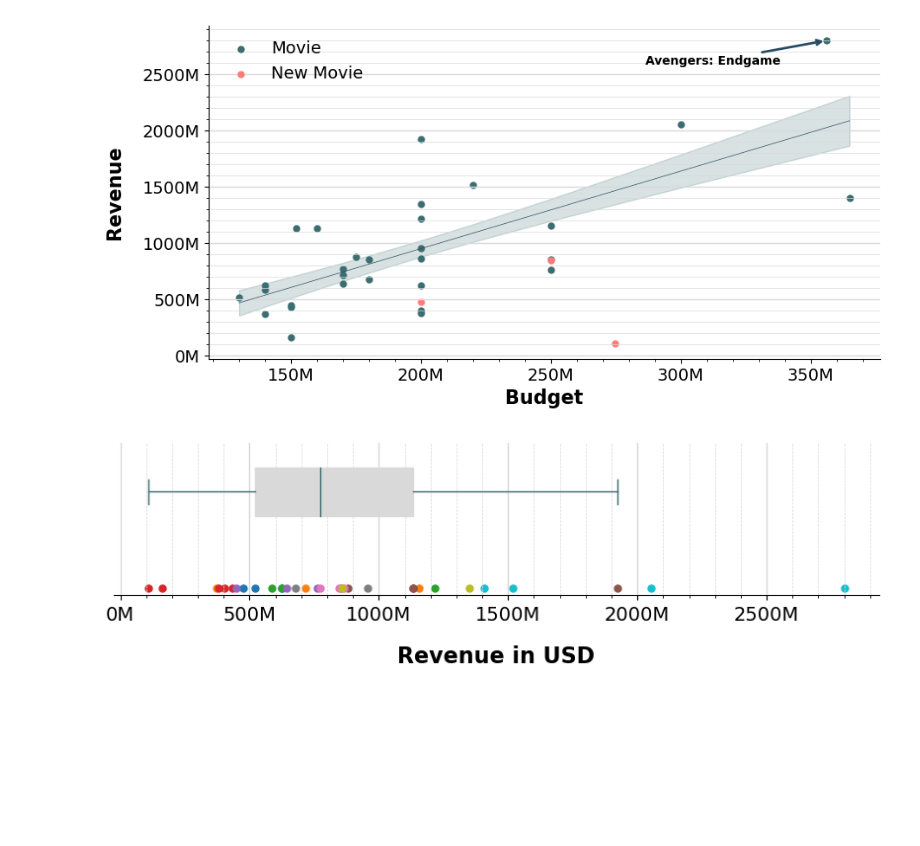
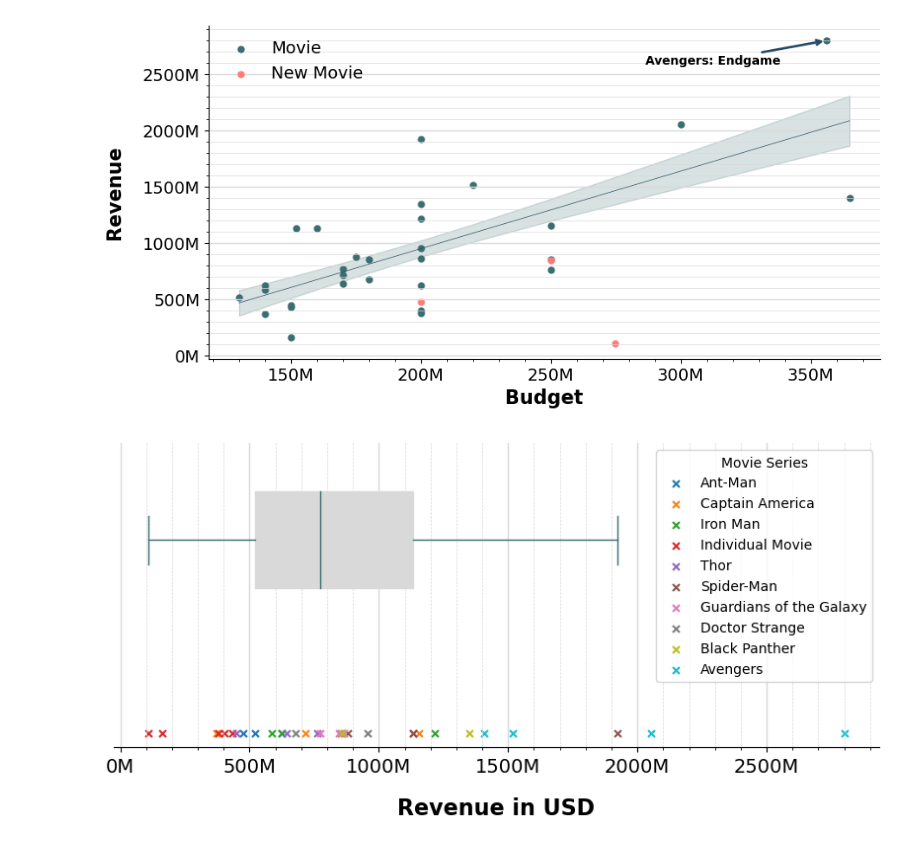
Before and after one commit to rizz-kings/data-in-the-wild, a Jupyter notebook: notebooks/budget.ipynb, the cells around one changed output. Saved outputs shown, nothing was run; the diff lists cells and outputs as text; code cells hidden in the pictures; blank space fills up the shorter version.

Commit message:
plot updates

```diff
--- a/notebooks/budget.ipynb
+++ b/notebooks/budget.ipynb
@@ -104,7 +104,7 @@ f(x) = 6.88x + -424228292.96
 [figure]
 # %%
 # plotting boxplot of all the movie revenues
-plt.figure(figsize=(10, 2))
+plt.figure(figsize=(10, 4))
 plt.gca().spines['top'].set_visible(False)
 plt.gca().spines['right'].set_visible(False)
 plt.gca().spines['left'].set_visible(False)
@@ -119,35 +119,35 @@ plt.gca().grid(True, axis='x', which='minor', linestyle='--', c='#d9d9d9', lw=0.
 plt.boxplot(df['movie_revenue'], vert=False, showfliers=False, patch_artist=True, boxprops=dict(facecolor='#D9D9D9', color='#D9D9D9'), medianprops=dict(color='#3C6E71'), whiskerprops=dict(color='#3C6E71'), capprops=dict(color='#3C6E71'), flierprops=dict(color='#3C6E71', markeredgecolor='#3C6E71'), widths=0.5)
 
 # getting all film series in the dataset
 film_series_names = {
     0: "Individual Movie",
     1: "Captain America",
     2: "Thor",
     3: "Black Panther",
     4: "Ant-Man",
     5: "Spider-Man",
     6: "Avengers",
     7: "Doctor Strange",
     8: "Iron Man",
     9: "Guardians of the Galaxy",
 }
 
 film_series = df['film_series'].unique()
-for film_serie in film_series:
-    movies_in_serie = df[df['film_series'] == film_serie]
-    plt.scatter(movies_in_serie['movie_revenue'], np.zeros(len(movies_in_serie['movie_revenue'])), s=25, marker='o', label='Movie')
+for film_serie_i in film_series:
+    movies_in_serie = df[df['film_series'] == film_serie_i]
+    plt.scatter(movies_in_serie['movie_revenue'], np.zeros(len(movies_in_serie['movie_revenue'])), s=25, marker='x', label=film_series_names[film_serie_i])
 
 plt.xlabel('Revenue in USD', fontdict={'fontsize': 16, 'fontweight': 'bold'}, labelpad=15)
 # plt.ylabel('Revenue', fontdict={'fontsize': 16, 'fontweight': 'bold'}, labelpad=15)
 
 # hiding labels
 plt.yticks([])
 
 # x axis in million dollars
 x_range = np.arange(0, 3000000000, 500000000)
 plt.xticks(x_range, [str(int(x/1000000)) + 'M' for x in x_range], fontsize=14)
-
+plt.legend(title='Movie Series', loc='upper right', fontsize=10, frameon=True, )
 plt.savefig(PLOT_FOLDER + "/revenue_boxplot.png", bbox_inches='tight', dpi=1000)
 plt.show()
 # %% [output]
-[figure, old version]
+[figure, new version]
```
Also changed, not shown: 5 other files.
